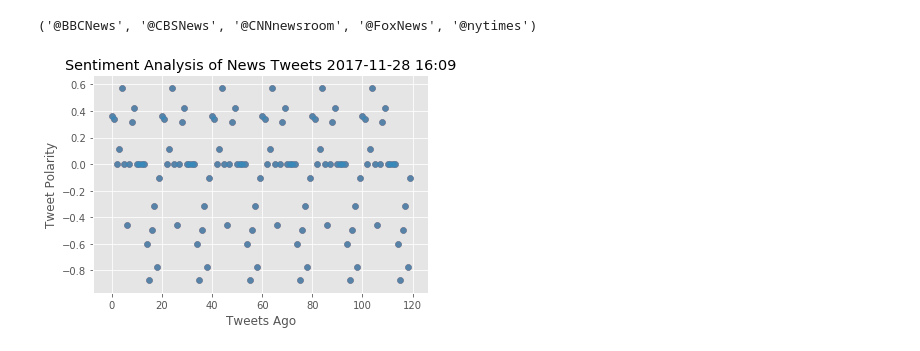
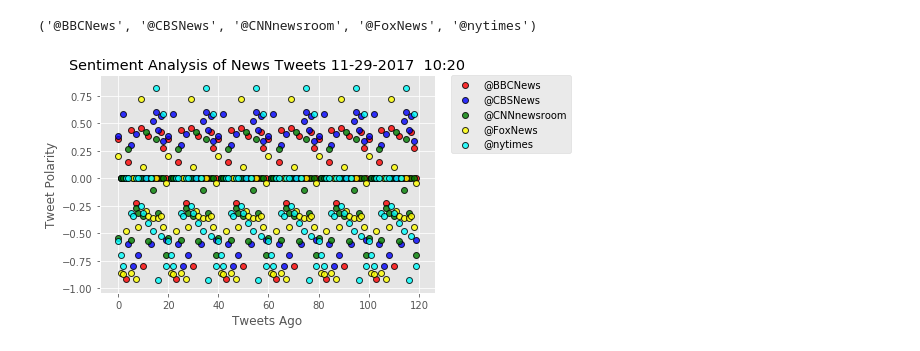
Before and after one commit to davidwjones/SocialAnalytics, a Jupyter notebook: social_analytics_homework.ipynb, the cells around one changed output. Saved outputs shown, nothing was run; the diff lists cells and outputs as text; code cells hidden in the pictures.

Commit message:
completed scatter plots

```diff
--- a/social_analytics_homework.ipynb
+++ b/social_analytics_homework.ipynb
@@ -139,16 +124,15 @@ plt.show()
 # %%
-only_BBC=sentiments_pd.loc[sentiments_pd["Source"]=="@BBCNews", : ]
-only_BBC=only_BBC.sort_values("Tweets Ago")
-#only_BBC
-#only_BBC["Compound"]
-plt.scatter(np.arange(len(only_BBC["Compound"])),
-         only_BBC["Compound"], marker="o", linewidth=0.5,
-         alpha=0.8)
+# Incorporate the other graph properties
 now = datetime.now()
-now = now.strftime("%Y-%m-%d %H:%M")
+now = now.strftime("%m-%d-%Y  %H:%M")
 plt.title("Sentiment Analysis of News Tweets " + now)
 plt.ylabel("Tweet Polarity")
 plt.xlabel("Tweets Ago")
+plt.grid(True)
+plt.legend(bbox_to_anchor=(1.05,1),loc= 2, borderaxespad = 0.)
 plt.show()
+
+# Save the figure
+plt.savefig("Ploting_graph_of_News_Tweets.png")
 # %% [output]
-[figure, old version]
+[figure, new version]
```
Also changed, not shown: parts of 12 cells of this notebook, 1 other file.
